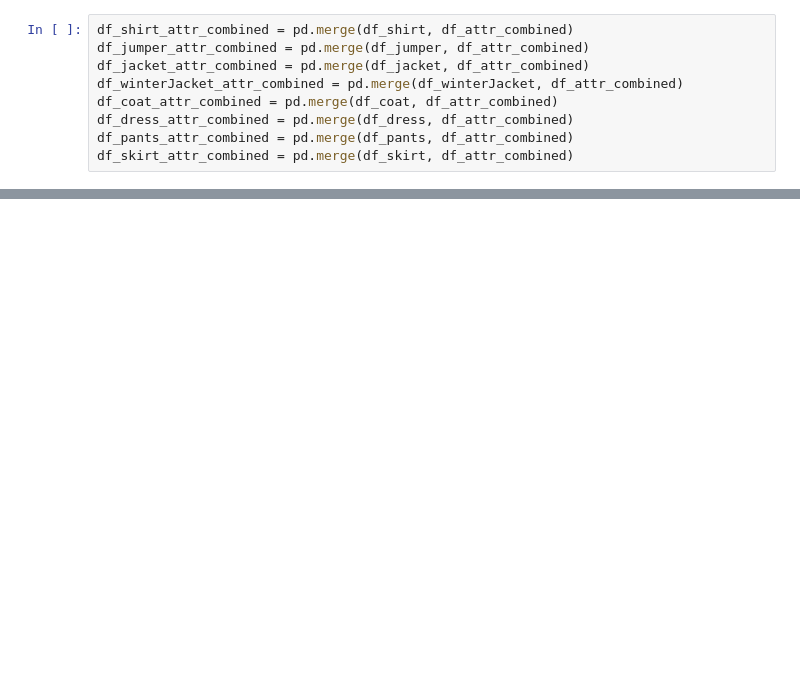
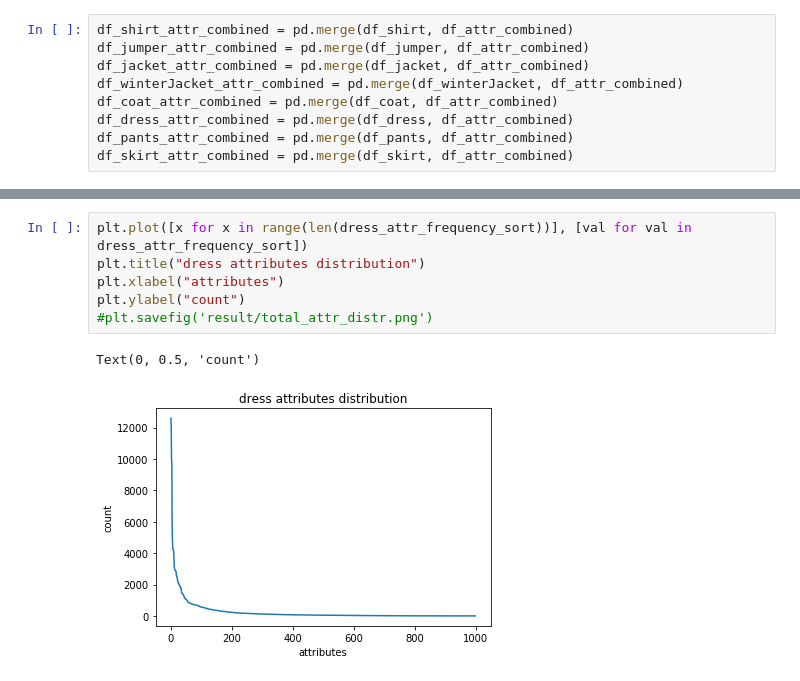
Before and after one commit to starsuzi/deep-fashion, a Jupyter notebook: explore-attributes.ipynb, the cells around one changed output, grey strips where cells are left out. Drawn from its saved outputs; the diff is of its cells as text; blank space fills up the shorter version.

```diff
--- a/explore-attributes.ipynb
+++ b/explore-attributes.ipynb
@@ -103,0 +127,9 @@ df_winterJacket_attr_combined.head()
+# %%
+plt.plot([x for x in range(len(dress_attr_frequency_sort))], [val for val in dress_attr_frequency_sort])
+plt.title("dress attributes distribution")
+plt.xlabel("attributes")
+plt.ylabel("count")
+#plt.savefig('result/total_attr_distr.png')
+# %% [output]
+Text(0, 0.5, 'count')
+[figure, added]
```
Also changed, not shown: parts of 6 cells of this notebook.
